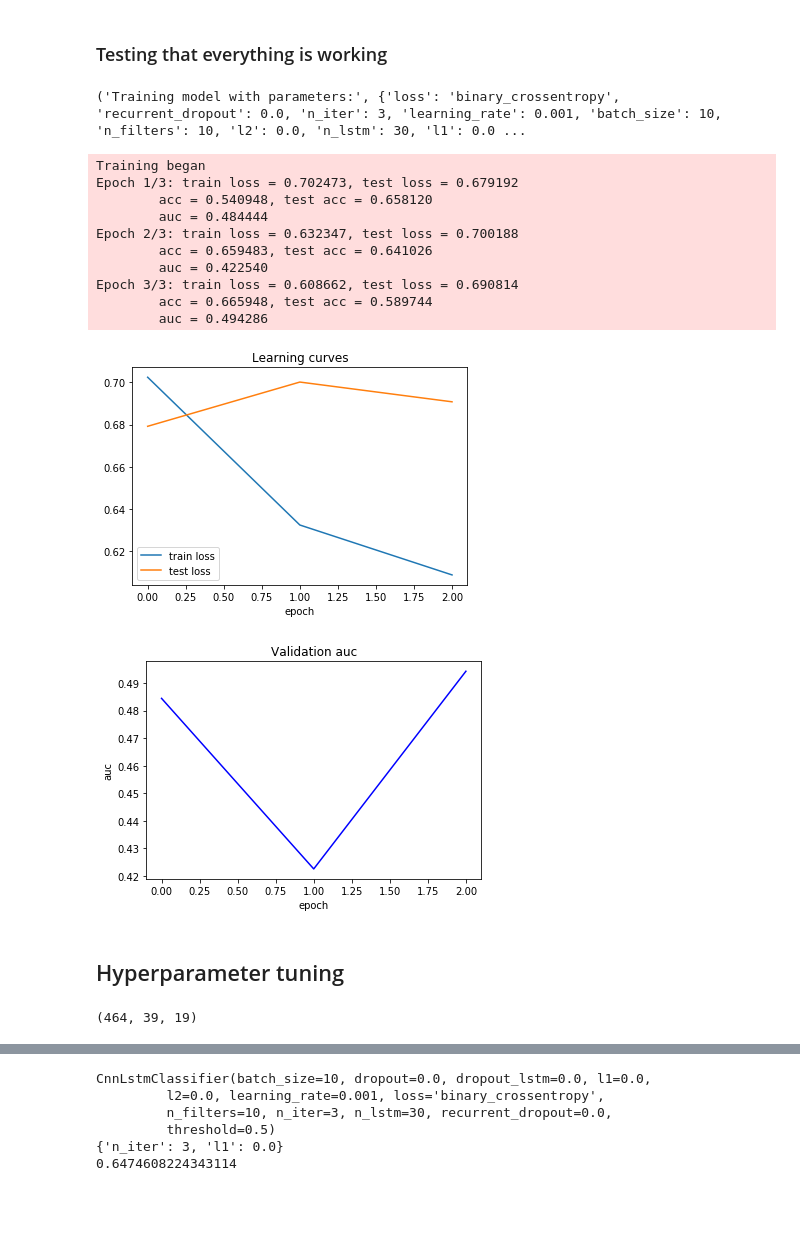
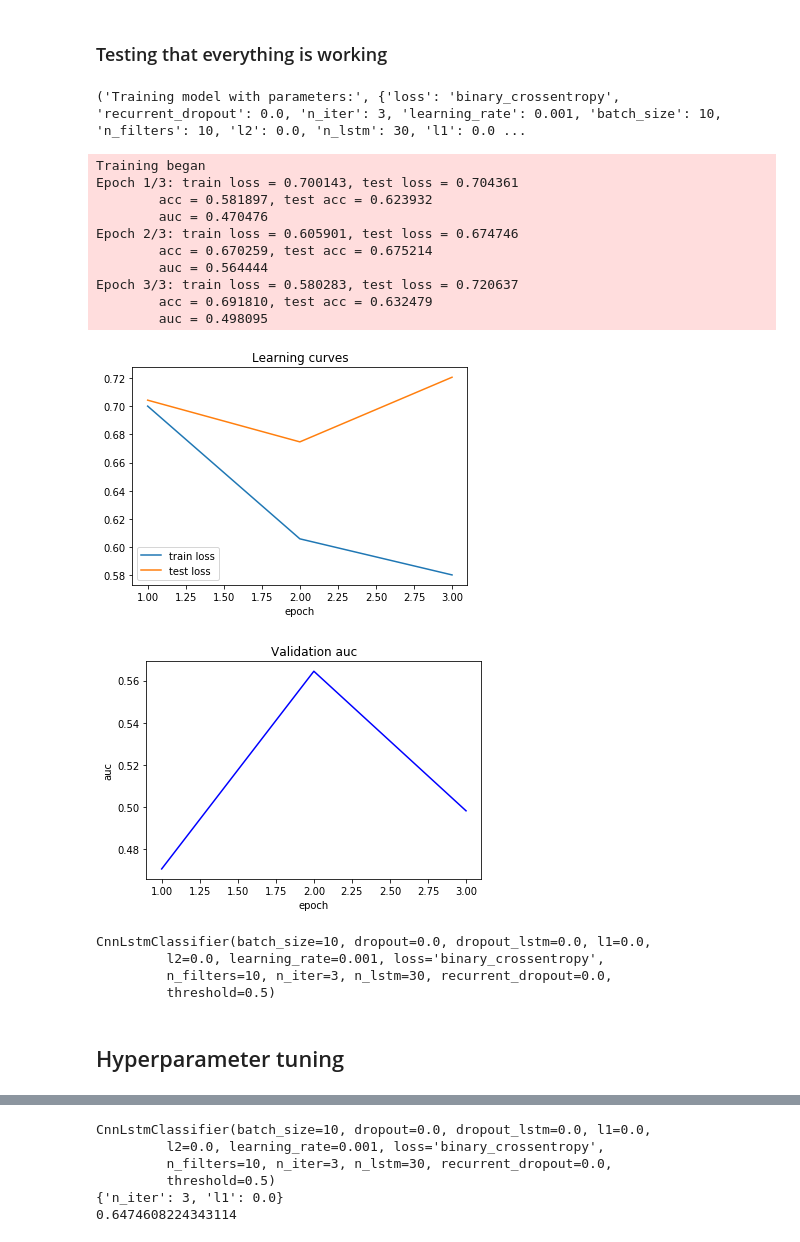
Before and after one commit to DarthZhang/Conv-LSTM_EEG_classification, a Jupyter notebook: code/model_GridSerach_plot.ipynb, the cells around one changed output, grey strips where cells are left out. Saved outputs shown, nothing was run; the diff lists cells and outputs as text; code cells hidden in the pictures; blank space fills up the shorter version.

```diff
--- a/code/model_GridSerach_plot.ipynb
+++ b/code/model_GridSerach_plot.ipynb
@@ -106,7 +110,7 @@ class LossMetricHistory(Callback):
 # %%
 import re
 import matplotlib.pyplot as plt
-from sklearn.metrics import roc_auc_score, accuracy_score
+from sklearn.metrics import roc_auc_score, roc_curve, accuracy_score
 from sklearn.base import BaseEstimator, ClassifierMixin
 
 class CnnLstmClassifier(BaseEstimator, ClassifierMixin):
@@ -161,11 +165,14 @@ class CnnLstmClassifier(BaseEstimator, ClassifierMixin):
         else:
             plt.show()
 
-    def fit(self, X_train, y_train, X_val=None, y_val=None, scoring='auc',
+    def fit(self, X_train, y_train, X_val=None, y_val=None, scoring='auc',n_iter=None,
             verbose=1, plotcurves=False, fname_loss=None, fname_score=None, fname_bestmodel=None):
         # TODO: check the parameters
         if verbose > 0:
             print("Training model with parameters:", self.get_params())
+        if n_iter is not None:
+            self.n_iter = n_iter
+
         self.kernel_size_ = X_train.shape[2]
         self._make_model(X_train.shape)
         self.optimizer_ = RMSprop(lr=self.learning_rate)
@@ -243,21 +250,25 @@ class CnnLstmClassifier(BaseEstimator, ClassifierMixin):
 # %%
 %matplotlib inline
 clf = CnnLstmClassifier(n_iter=3)
-clf.fit(X_train, y_train, X_val=X_val, y_val=y_val, verbose=2, plotcurves=True)
+clf.fit(X_train, y_train, X_val=X_test, y_val=y_test, verbose=2, plotcurves=True)
 # %% [output]
 ('Training model with parameters:', {'loss': 'binary_crossentropy', 'recurrent_dropout': 0.0, 'n_iter': 3, 'learning_rate': 0.001, 'batch_size': 10, 'n_filters': 10, 'l2': 0.0, 'n_lstm': 30, 'l1': 0.0 ...
 Training began
-Epoch 1/3: train loss = 0.702473, test loss = 0.679192
-        acc = 0.540948, test acc = 0.658120
-        auc = 0.484444
-Epoch 2/3: train loss = 0.632347, test loss = 0.700188
-        acc = 0.659483, test acc = 0.641026
-        auc = 0.422540
-Epoch 3/3: train loss = 0.608662, test loss = 0.690814
-        acc = 0.665948, test acc = 0.589744
-        auc = 0.494286
+Epoch 1/3: train loss = 0.700143, test loss = 0.704361
+        acc = 0.581897, test acc = 0.623932
+        auc = 0.470476
+Epoch 2/3: train loss = 0.605901, test loss = 0.674746
+        acc = 0.670259, test acc = 0.675214
+        auc = 0.564444
+Epoch 3/3: train loss = 0.580283, test loss = 0.720637
+        acc = 0.691810, test acc = 0.632479
+        auc = 0.498095
-[figure, old version]
+[figure, new version]
-[figure, old version]
+[figure, new version]
+CnnLstmClassifier(batch_size=10, dropout=0.0, dropout_lstm=0.0, l1=0.0,
+         l2=0.0, learning_rate=0.001, loss='binary_crossentropy',
+         n_filters=10, n_iter=3, n_lstm=30, recurrent_dropout=0.0,
+         threshold=0.5)
 # %% [markdown]
 ## Hyperparameter tuning
 # %%
@@ -427,10 +463,6 @@ class GridSearch:
             self.best_estimator_.fit(X,y)
         '''
         return self
-# %%
-X_train.shape
-# %% [output]
-(464, 39, 19)
 # %%
 '''
 param_grid = {
```
Also changed, not shown: parts of 3 cells of this notebook, 2 other files.
